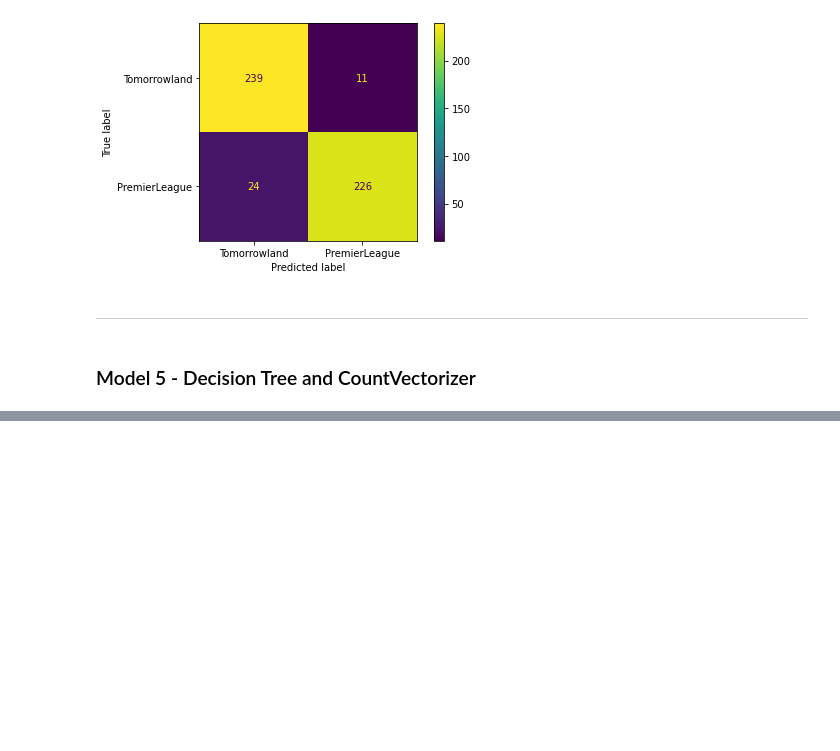
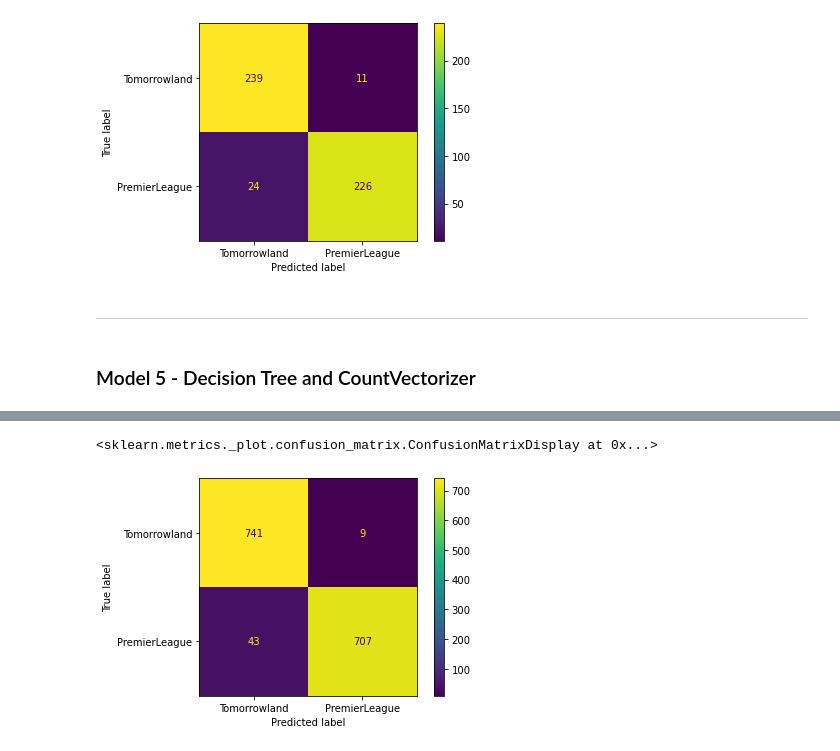
Before and after one commit to ajoneal/reddit-post-classifier, a Jupyter notebook: 11.16.21 Reddit Pull.ipynb, the cells around one changed output, grey strips where cells are left out. Saved outputs shown, nothing was run; the diff lists cells and outputs as text; code cells hidden in the pictures; blank space fills up the shorter version.

```diff
--- a/11.16.21 Reddit Pull.ipynb
+++ b/11.16.21 Reddit Pull.ipynb
@@ -285,3 +286,22 @@ plot_confusion_matrix(gs4, X_test, y_test, display_labels=['Tomorrowland', 'Prem
 ---
 # %% [markdown]
 ### Model 5 - Decision Tree and CountVectorizer
+# %%
+pipe5 = Pipeline([
+    ('cvec', CountVectorizer()),
+    ('dt', DecisionTreeClassifier())
+])
+# %%
+params5 = {
+    'cvec__min_df': [2],
+    'cvec__max_df': [.2],
+    'cvec__binary': [True],
+    'cvec__stop_words': ['english'],
+    'dt__random_state': [10],
+    'dt__min_samples_split': [5, 6, 7, 8, 9, 10],
+}
+# %%
+gs5 = GridSearchCV(pipe5, param_grid=params5)
+gs5.fit(X_train, y_train)
+print(gs5.best_score_)
+gs5.best_params_
@@ -287,0 +316,5 @@ plot_confusion_matrix(gs4, X_test, y_test, display_labels=['Tomorrowland', 'Prem
+# %%
+plot_confusion_matrix(gs5, X_train, y_train, display_labels=['Tomorrowland', 'PremierLeague'])
+# %% [output]
+<sklearn.metrics._plot.confusion_matrix.ConfusionMatrixDisplay at 0x...>
+[figure, added]
```
Also changed, not shown: parts of 3 cells of this notebook.
